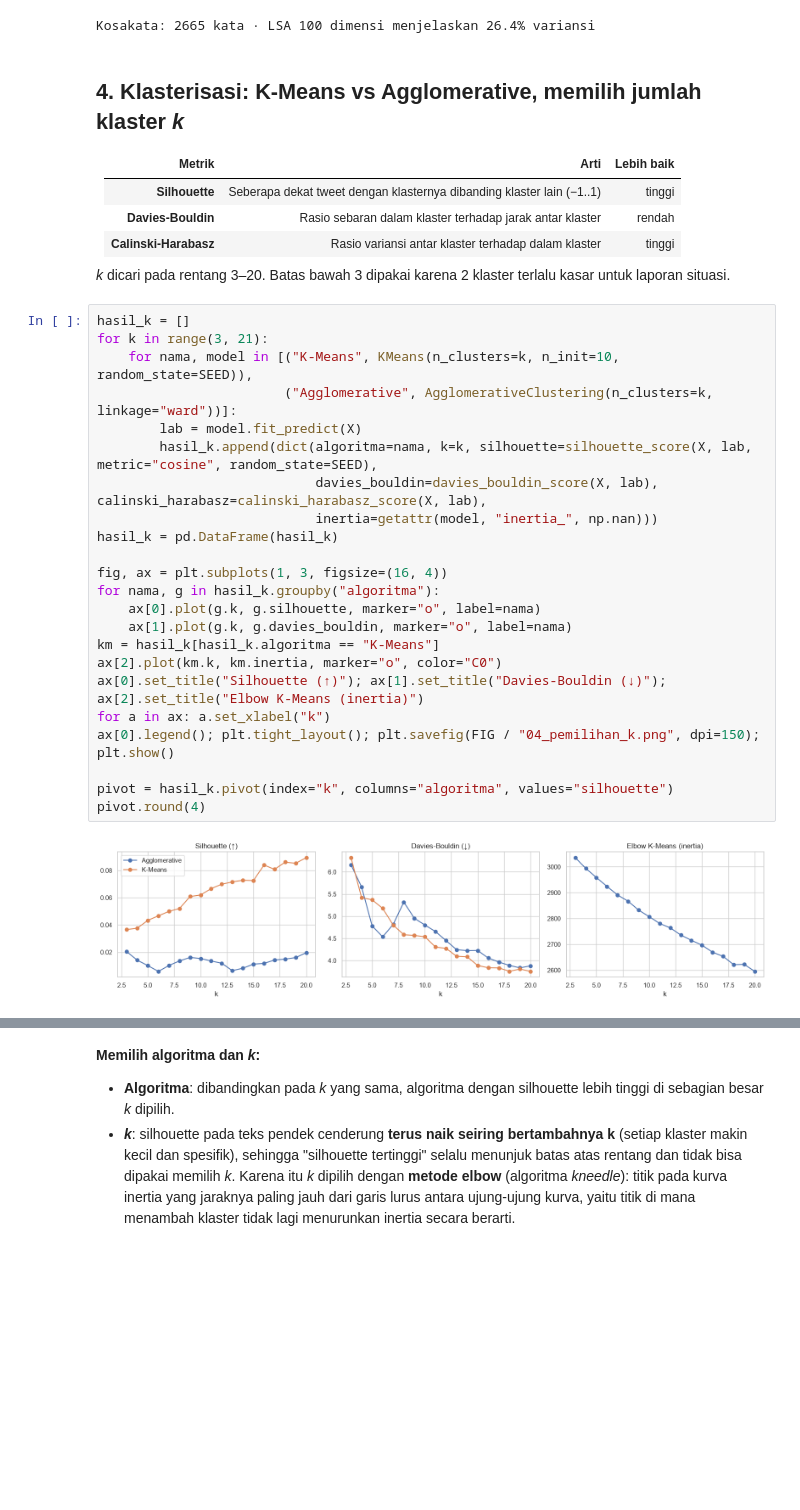
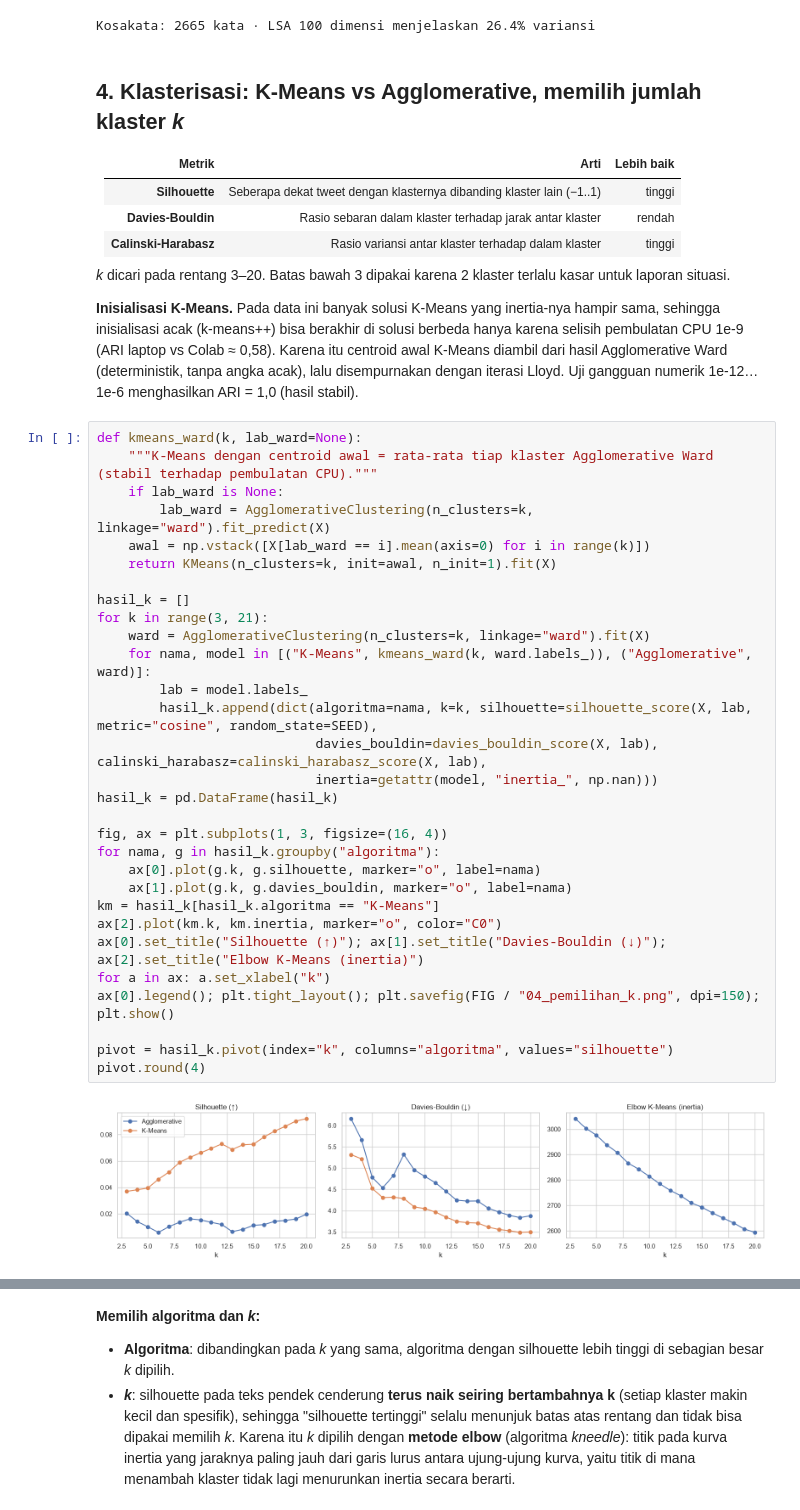
Before and after one commit to izviopm/uts-ai-banjir-ciledug, a Jupyter notebook: notebooks/04_klasterisasi_peringkasan.ipynb, the cells around one changed output, grey strips where cells are left out. Saved outputs shown, nothing was run; the diff lists cells and outputs as text; blank space fills up the shorter version.

Commit message:
NB4: K-Means diinisialisasi dari centroid Ward agar hasil identik lintas mesin

```diff
--- a/notebooks/04_klasterisasi_peringkasan.ipynb
+++ b/notebooks/04_klasterisasi_peringkasan.ipynb
@@ -160,30 +161,42 @@ Kosakata: 2665 kata · LSA 100 dimensi menjelaskan 26.4% variansi
 | **Calinski-Harabasz** | Rasio variansi antar klaster terhadap dalam klaster | tinggi |
 
 *k* dicari pada rentang 3–20. Batas bawah 3 dipakai karena 2 klaster terlalu kasar untuk laporan situasi.
+
+**Inisialisasi K-Means.** Pada data ini banyak solusi K-Means yang inertia-nya hampir sama, sehingga inisialisasi acak
+(k-means++) bisa berakhir di solusi berbeda hanya karena selisih pembulatan CPU 1e-9 (ARI laptop vs Colab ≈ 0,58).
+Karena itu centroid awal K-Means diambil dari hasil Agglomerative Ward (deterministik, tanpa angka acak), lalu disempurnakan
+dengan iterasi Lloyd. Uji gangguan numerik 1e-12…1e-6 menghasilkan ARI = 1,0 (hasil stabil).
 # %%
+def kmeans_ward(k, lab_ward=None):
+    """K-Means dengan centroid awal = rata-rata tiap klaster Agglomerative Ward (stabil terhadap pembulatan CPU)."""
+    if lab_ward is None:
+        lab_ward = AgglomerativeClustering(n_clusters=k, linkage="ward").fit_predict(X)
+    awal = np.vstack([X[lab_ward == i].mean(axis=0) for i in range(k)])
+    return KMeans(n_clusters=k, init=awal, n_init=1).fit(X)
+
 hasil_k = []
 for k in range(3, 21):
-    for nama, model in [("K-Means", KMeans(n_clusters=k, n_init=10, random_state=SEED)),
-                        ("Agglomerative", AgglomerativeClustering(n_clusters=k, linkage="ward"))]:
-        lab = model.fit_predict(X)
+    ward = AgglomerativeClustering(n_clusters=k, linkage="ward").fit(X)
+    for nama, model in [("K-Means", kmeans_ward(k, ward.labels_)), ("Agglomerative", ward)]:
+        lab = model.labels_
         hasil_k.append(dict(algoritma=nama, k=k, silhouette=silhouette_score(X, lab, metric="cosine", random_state=SEED),
                             davies_bouldin=davies_bouldin_score(X, lab), calinski_harabasz=calinski_harabasz_score(X, lab),
                             inertia=getattr(model, "inertia_", np.nan)))
 hasil_k = pd.DataFrame(hasil_k)
 
 fig, ax = plt.subplots(1, 3, figsize=(16, 4))
 for nama, g in hasil_k.groupby("algoritma"):
     ax[0].plot(g.k, g.silhouette, marker="o", label=nama)
     ax[1].plot(g.k, g.davies_bouldin, marker="o", label=nama)
 km = hasil_k[hasil_k.algoritma == "K-Means"]
 ax[2].plot(km.k, km.inertia, marker="o", color="C0")
 ax[0].set_title("Silhouette (↑)"); ax[1].set_title("Davies-Bouldin (↓)"); ax[2].set_title("Elbow K-Means (inertia)")
 for a in ax: a.set_xlabel("k")
 ax[0].legend(); plt.tight_layout(); plt.savefig(FIG / "04_pemilihan_k.png", dpi=150); plt.show()
 
 pivot = hasil_k.pivot(index="k", columns="algoritma", values="silhouette")
 pivot.round(4)
 # %% [output]
-[figure, old version]
+[figure, new version]
 | algoritma | Agglomerative | K-Means |
 | k |  |  |
```
Also changed, not shown: parts of 8 cells of this notebook, 10 other files.
